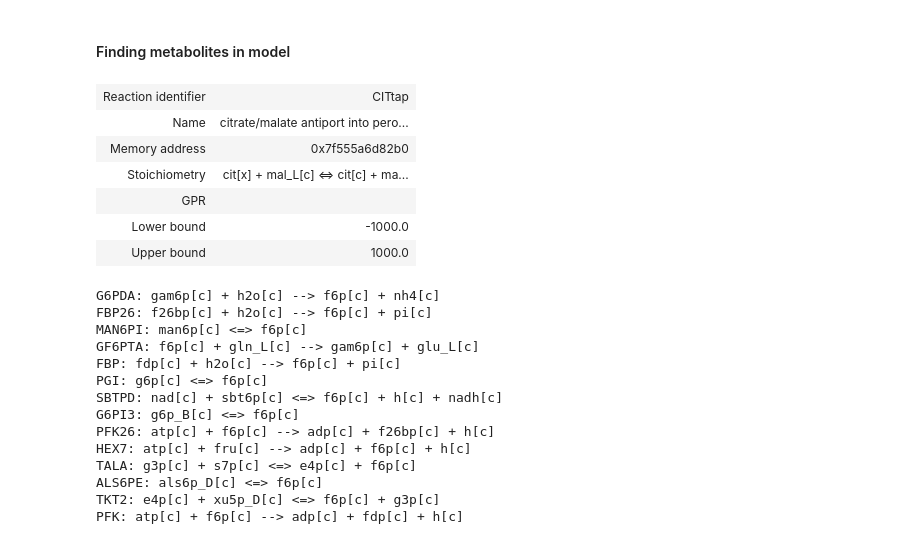
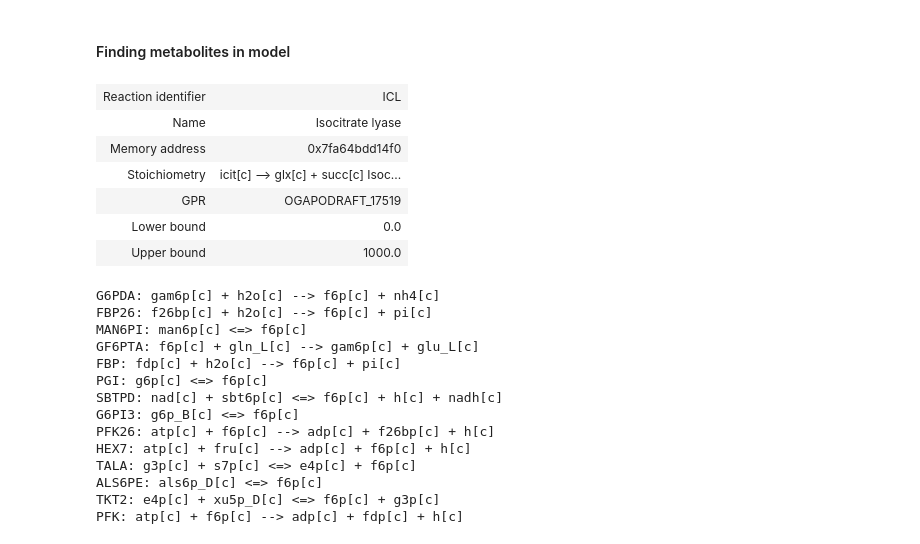
Before and after one commit to iAMB-RWTH-Aachen/Opol-GSMM, a Jupyter notebook: code/Model-Analysis.ipynb, the cells around one changed output. Cells and saved outputs as stored; diff of their text form; code cells hidden in the pictures.

```diff
--- a/code/Model-Analysis.ipynb
+++ b/code/Model-Analysis.ipynb
@@ -195,16 +195,20 @@ AKGMALtm: akg[m] + mal_L[c] --> akg[c] + mal_L[m]
 ICL: icit[c] --> glx[c] + succ[c]
 # %% [markdown]
 #### Finding metabolites in model
-# %%
-model.reactions.get_by_id('CITtap')
-# %% [output]
-| Reaction identifier | CITtap |
-| Name | citrate/malate antiport into pero... |
-| Memory address | 0x7f555a6d82b0 |
-| Stoichiometry | cit[x] + mal_L[c] <=> cit[c] + ma... |
-| GPR |  |
-| Lower bound | -1000.0 |
-| Upper bound | 1000.0 |
+# %%
+# Returning the reaction details for reactions changed in the different scenarios
+model.reactions.get_by_id('ICL')
+# TCA-: PDHa1, PDHcm, ACLSm, AKGDH1+2, CITtam, CITtap, CSp+m
+# TCA+: AKGDam
+# Glx+Std: ICL
+# %% [output]
+| Reaction identifier | ICL |
+| Name | Isocitrate lyase |
+| Memory address | 0x7fa64bdd14f0 |
+| Stoichiometry | icit[c] --> glx[c] + succ[c] Isoc... |
+| GPR | OGAPODRAFT_17519 |
+| Lower bound | 0.0 |
+| Upper bound | 1000.0 |
 # %%
 # Searching for metabolite IDs
 # CheckMetName = 'Acetone'
```
Also changed, not shown: parts of 7 cells of this notebook, 27 other files.
